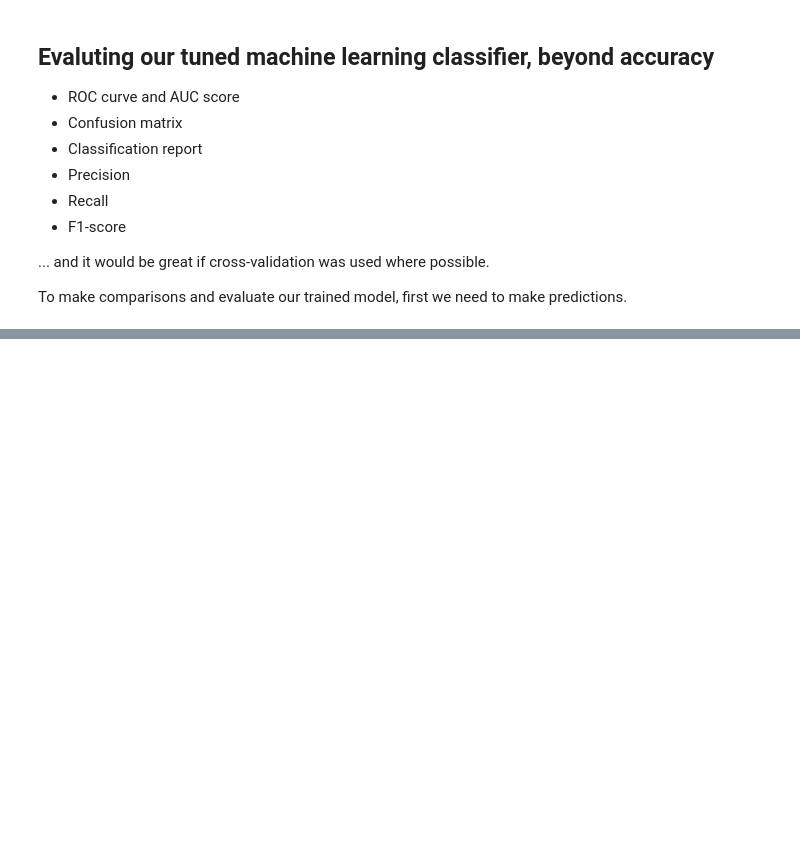
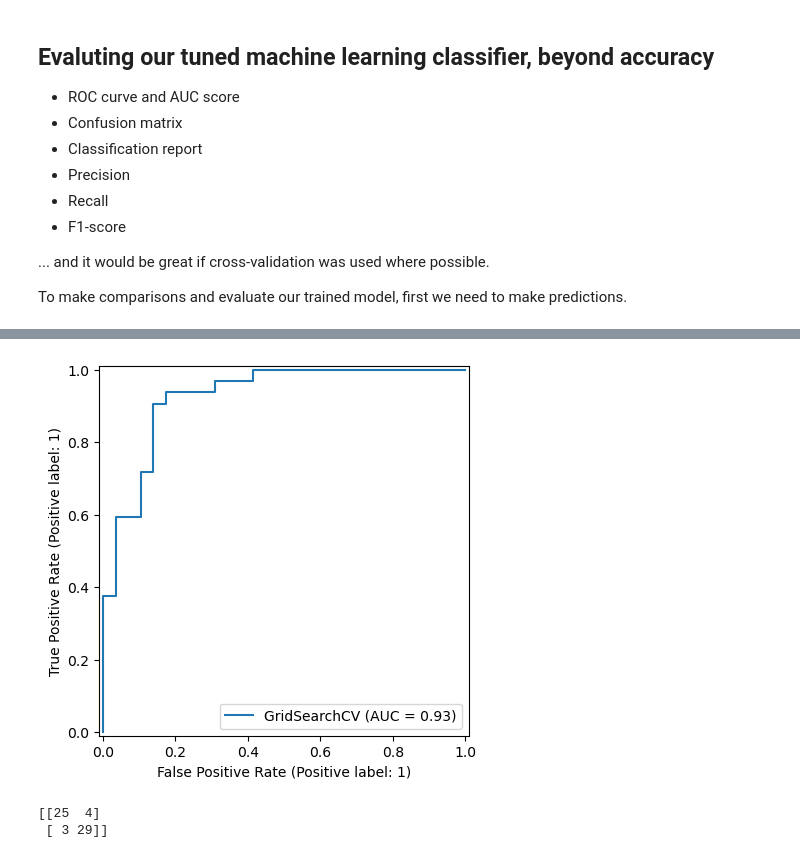
Before and after one commit to snmsndhu/machine_learning_projects, a Jupyter notebook: heart_disease_project/file.ipynb, the cells around one changed output, grey strips where cells are left out. Drawn from its saved outputs; the diff is of its cells as text; code cells hidden in the pictures; blank space fills up the shorter version.

```diff
--- a/heart_disease_project/file.ipynb
+++ b/heart_disease_project/file.ipynb
@@ -710,0 +735,12 @@ To make comparisons and evaluate our trained model, first we need to make predic
+# %%
+RocCurveDisplay.from_estimator(estimator=gs_log_reg,
+                               X=X_test,
+                               y=y_test);
+# %% [output]
+[figure, added]
+# %%
+# Confusion matrix
+print(confusion_matrix(y_test, y_preds))
+# %% [output]
+[[25  4]
+ [ 3 29]]
```
Also changed, not shown: parts of 6 cells of this notebook.
